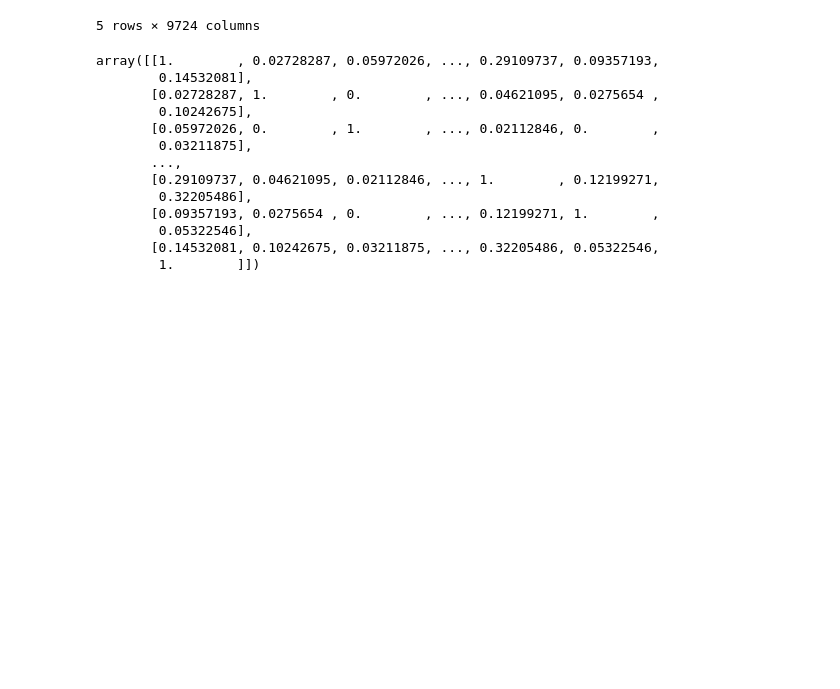
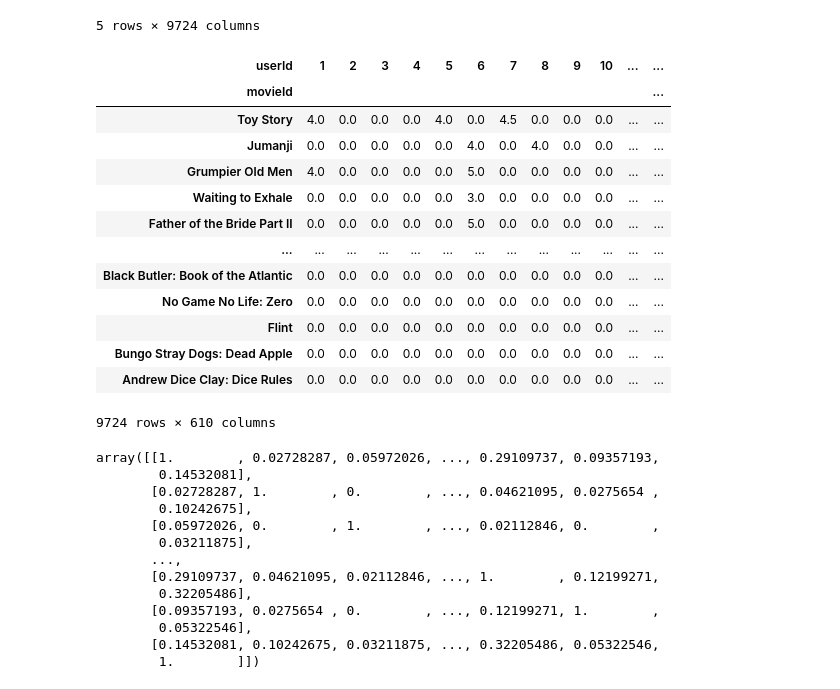
Before and after one commit to RosiNantis/Projects_from_Spiced_personal, a Jupyter notebook: week_10/project/rec_mov_start.ipynb, the cells around one changed output. Saved outputs shown, nothing was run; the diff lists cells and outputs as text; code cells hidden in the pictures; blank space fills up the shorter version.

```diff
--- a/week_10/project/rec_mov_start.ipynb
+++ b/week_10/project/rec_mov_start.ipynb
@@ -73,6 +96,23 @@ def cos_sim_table(R):
     return table
 # %%
 from sklearn.metrics.pairwise import cosine_similarity
+# %%
+R.T
+# %% [output]
+| userId | 1 | 2 | 3 | 4 | 5 | 6 | 7 | 8 | 9 | 10 | ... | ... |
+| movieId |  |  |  |  |  |  |  |  |  |  |  | ... |
+| Toy Story | 4.0 | 0.0 | 0.0 | 0.0 | 4.0 | 0.0 | 4.5 | 0.0 | 0.0 | 0.0 | ... | ... |
+| Jumanji | 0.0 | 0.0 | 0.0 | 0.0 | 0.0 | 4.0 | 0.0 | 4.0 | 0.0 | 0.0 | ... | ... |
+| Grumpier Old Men | 4.0 | 0.0 | 0.0 | 0.0 | 0.0 | 5.0 | 0.0 | 0.0 | 0.0 | 0.0 | ... | ... |
+| Waiting to Exhale | 0.0 | 0.0 | 0.0 | 0.0 | 0.0 | 3.0 | 0.0 | 0.0 | 0.0 | 0.0 | ... | ... |
+| Father of the Bride Part II | 0.0 | 0.0 | 0.0 | 0.0 | 0.0 | 5.0 | 0.0 | 0.0 | 0.0 | 0.0 | ... | ... |
+| ... | ... | ... | ... | ... | ... | ... | ... | ... | ... | ... | ... | ... |
+| Black Butler: Book of the Atlantic | 0.0 | 0.0 | 0.0 | 0.0 | 0.0 | 0.0 | 0.0 | 0.0 | 0.0 | 0.0 | ... | ... |
+| No Game No Life: Zero | 0.0 | 0.0 | 0.0 | 0.0 | 0.0 | 0.0 | 0.0 | 0.0 | 0.0 | 0.0 | ... | ... |
+| Flint | 0.0 | 0.0 | 0.0 | 0.0 | 0.0 | 0.0 | 0.0 | 0.0 | 0.0 | 0.0 | ... | ... |
+| Bungo Stray Dogs: Dead Apple | 0.0 | 0.0 | 0.0 | 0.0 | 0.0 | 0.0 | 0.0 | 0.0 | 0.0 | 0.0 | ... | ... |
+| Andrew Dice Clay: Dice Rules | 0.0 | 0.0 | 0.0 | 0.0 | 0.0 | 0.0 | 0.0 | 0.0 | 0.0 | 0.0 | ... | ... |
+9724 rows × 610 columns
 # %%
 # Returns numpy array:
 cosine_similarity(R)
```
Also changed, not shown: parts of 7 cells of this notebook.
